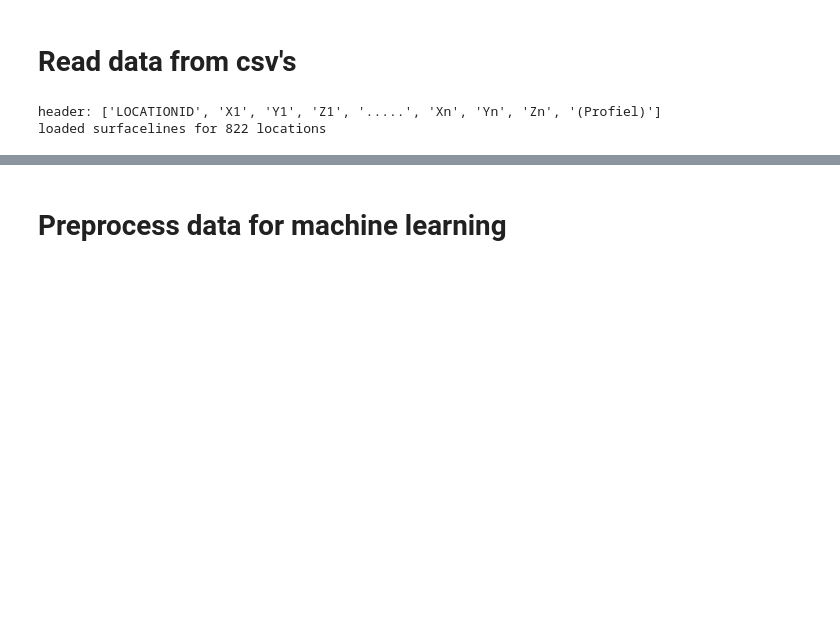
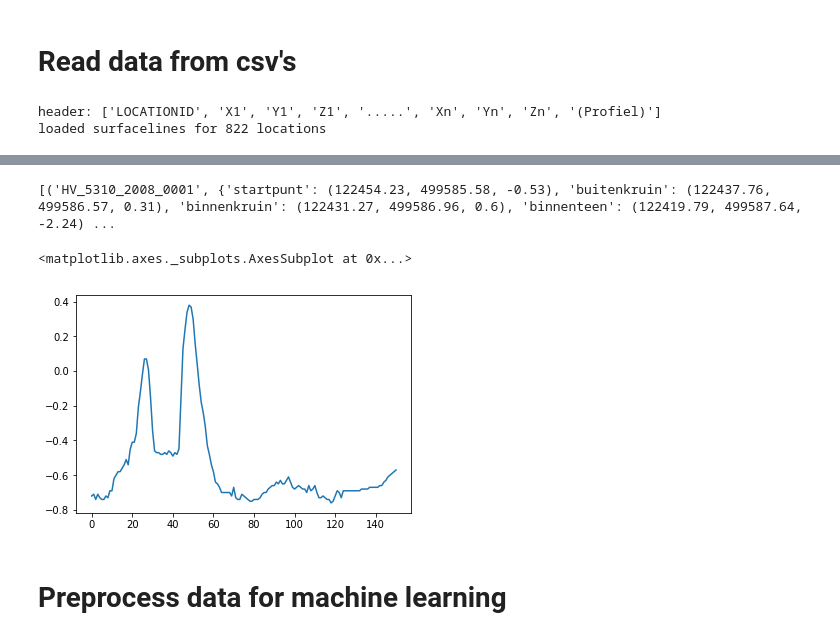
Before and after one commit to HHNK/HHNK-dijkprofiel, a Jupyter notebook: dijk_analysis.ipynb, the cells around one changed output, grey strips where cells are left out. Drawn from its saved outputs; the diff is of its cells as text; code cells hidden in the pictures; blank space fills up the shorter version.

```diff
--- a/dijk_analysis.ipynb
+++ b/dijk_analysis.ipynb
@@ -77,3 +192,74 @@ print(cpoints_dict)
+# %%
+# profiles are stored in a different format, first read in the most reasonable way I could think of, then transformed to be used with the existing keras code
+files = glob.glob("ben_regionale_keringen/*.csv")
+# set_trace()
+profiles = []
+
+ben_conversion_dict = {
+    "101_Q19_2" : "buitenkruin",
+    "101_Q19_3" : "binnenkruin",
+    "101_Q19_5" : "binnenteen",
+    "105_T09_11": "insteek_sloot"
+#     "108_Q06_250": "kniklijn",
+#     "303_Q05_1": "kniklijn",
+#     "351_T03_10": "kniklijn_talud",
+#     "811_T13_8": "kniklijn",
+}
+
+cpoints_dict = {}
+surfaceline_dict = {}
+for filename in files:
+    with open(filename) as csvfile:
+        cpointsreader = csv.reader(csvfile, delimiter=';', quotechar='|')
+        header = next(cpointsreader)
+#         set_trace()
+        for row in cpointsreader:
+            location = row[0]
+            if location in surfaceline_dict:
+                surfaceline_dict[location].append((float(row[5].replace(',','.')), float(row[6].replace(',','.')), float(row[7].replace(',','.'))))
+                if row[4] and row[4] in ben_conversion_dict:
+#                     pointdict = {ben_conversion_dict[str(row[4])] : (float(row[5].replace(',','.')), float(row[6].replace(',','.')), float(row[7].replace(',','.')))}
+                    cpoints_dict[location][ben_conversion_dict[str(row[4])]] = (float(row[5].replace(',','.')), float(row[6].replace(',','.')), float(row[7].replace(',','.')))
+            else:
+                surfaceline_dict[location] = []
+                surfaceline_dict[location].append((float(row[5].replace(',','.')), float(row[6].replace(',','.')), float(row[7].replace(',','.'))))
+                cpoints_dict[location] = {}
+                cpoints_dict[location]['startpunt'] = (float(row[5].replace(',','.')), float(row[6].replace(',','.')), float(row[7].replace(',','.')))
+#         profiles.append(profile_dict)
+#         set_trace()
+
+
+# tmp_surfacelines = {}
+# for key in cpoints_dict.keys():
+#     if key in surfaceline_dict:
+#         tmp_surfacelines[key] = surfaceline_dict[key]
+
+# surfaceline_dict = tmp_surfacelines
+# del tmp_surfacelines
+# print("loaded surfacelines for {} locations".format(len(surfaceline_dict.keys())))
+# print("loaded characteristic points for {} locations".format(len(cpoints_dict.keys())))
+# set_trace()
+print(list(cpoints_dict.items())[:2])
+# %% [output]
+[('HV_5310_2008_0001', {'startpunt': (122454.23, 499585.58, -0.53), 'buitenkruin': (122437.76, 499586.57, 0.31), 'binnenkruin': (122431.27, 499586.96, 0.6), 'binnenteen': (122419.79, 499587.64, -2.24) ...
+# %%
+# for val in profile_dict.values():
+#     print(len(val['points']))
+
+# key0 = list(profile_dict.keys())[10]
+# pointlist = profile_dict[key0]['points']
+# profile = np.array([point[2] for point in pointlist])
+
+# for i in range(len(pointlist)-1):
+#     print(np.linalg.norm(np.array(pointlist[i]) - np.array(pointlist[i+1])))
+
+# print(profile)
+# sns.lineplot(data=profile)
+dataaa = np.array([points[2] for points in surfaceline_dict['TPL_NHK_AFTAKKINGEN_ZW_1795']])
+sns.lineplot(data=dataaa)
+# %% [output]
+<matplotlib.axes._subplots.AxesSubplot at 0x...>
+[figure, added]
 # %% [markdown]
 # Preprocess data for machine learning
 # %%
```
Also changed, not shown: parts of 30 cells of this notebook, 2 other files.
